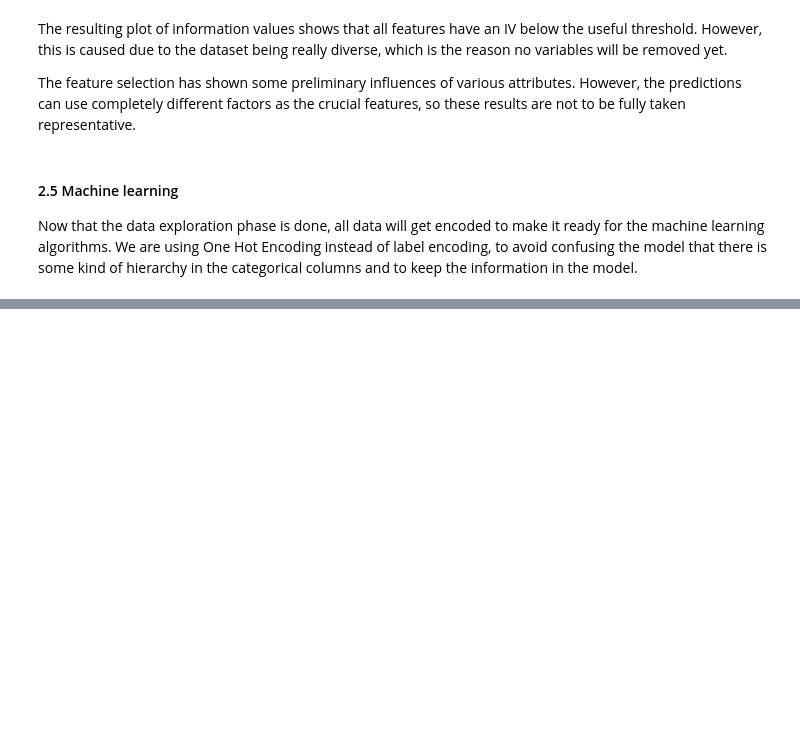
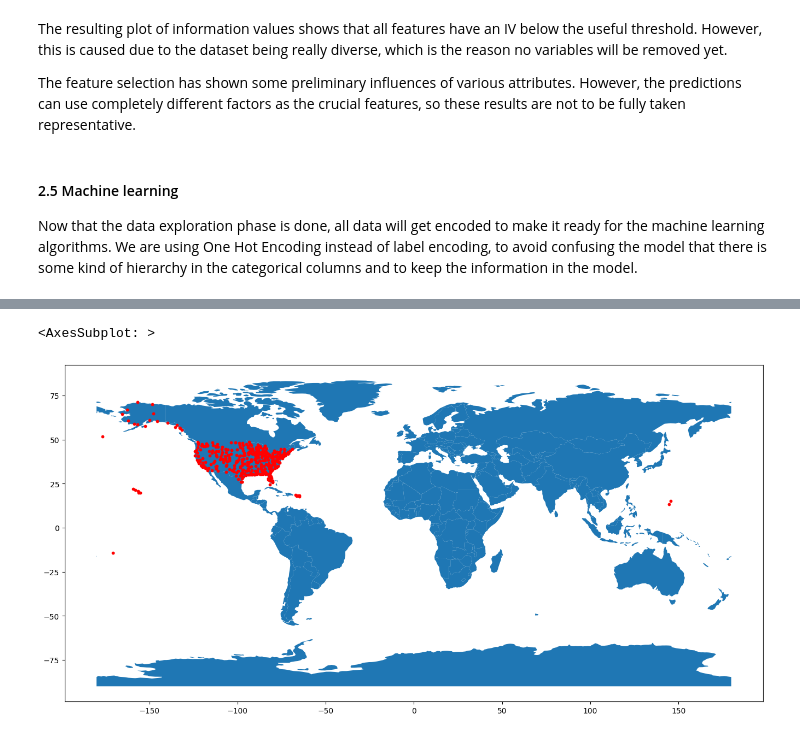
Before and after one commit to TygoF/Flight-delay-prediction, a Jupyter notebook: main.ipynb, the cells around one changed output, grey strips where cells are left out. Drawn from its saved outputs; the diff is of its cells as text; code cells hidden in the pictures; blank space fills up the shorter version.

```diff
--- a/main.ipynb
+++ b/main.ipynb
@@ -480,0 +509,38 @@ Now that the data exploration phase is done, all data will get encoded to make i
+# %%
+# Store lookup tables from official BTS website
+l_airline = pd.read_csv("../Data/L_UNIQUE_CARRIERS.csv")
+l_airport = pd.read_csv("../Data/L_AIRPORT_ID.csv")
+
+# Create dictionary to look up full name of airline ID
+values = []
+for code in data_usa["OP_UNIQUE_CARRIER"].unique():
+    [item] = l_airline.loc[l_airline["Code"]==code, "Description"].tolist()
+    values.append(item)
+airline_lookup = dict(zip(data_usa["OP_UNIQUE_CARRIER"].unique(), values))
+
+# Create dictionary to look up full name of airport ID
+keys = pd.unique(np.concatenate((data_usa["ORIGIN_AIRPORT_ID"].unique(),data_usa["DEST_AIRPORT_ID"].unique())))
+airport_codes = pd.unique(np.concatenate((data_usa["ORIGIN_AIRPORT_ID"].unique(),data_usa["DEST_AIRPORT_ID"].unique())))
+values = []
+for code in airport_codes:
+    [item] = l_airport.loc[l_airport["Code"]==code, "Description"].tolist()
+    values.append(item)
+airport_lookup = dict(zip(keys, values))
+# %%
+# Create list with coordinates for each airport
+geo = ArcGIS()
+intermediate = []
+
+for short in airport_lookup:
+    location = geo.geocode(airport_lookup.get(short))
+    intermediate.append([location.longitude, location.latitude])
+df = pd.DataFrame(intermediate, columns=["Longitude", "Latitude"])
+
+# Print the coordinates on the world map
+geometry = [Point(xy) for xy in zip(df['Longitude'], df['Latitude'])]
+gdf = GeoDataFrame(df, geometry=geometry)
+world = gpd.read_file(gpd.datasets.get_path('naturalearth_lowres'))
+gdf.plot(ax=world.plot(figsize=(20, 8)), marker='o', color='red', markersize=10)
+# %% [output]
+<AxesSubplot: >
+[figure, added]
```
Also changed, not shown: parts of 6 cells of this notebook.
